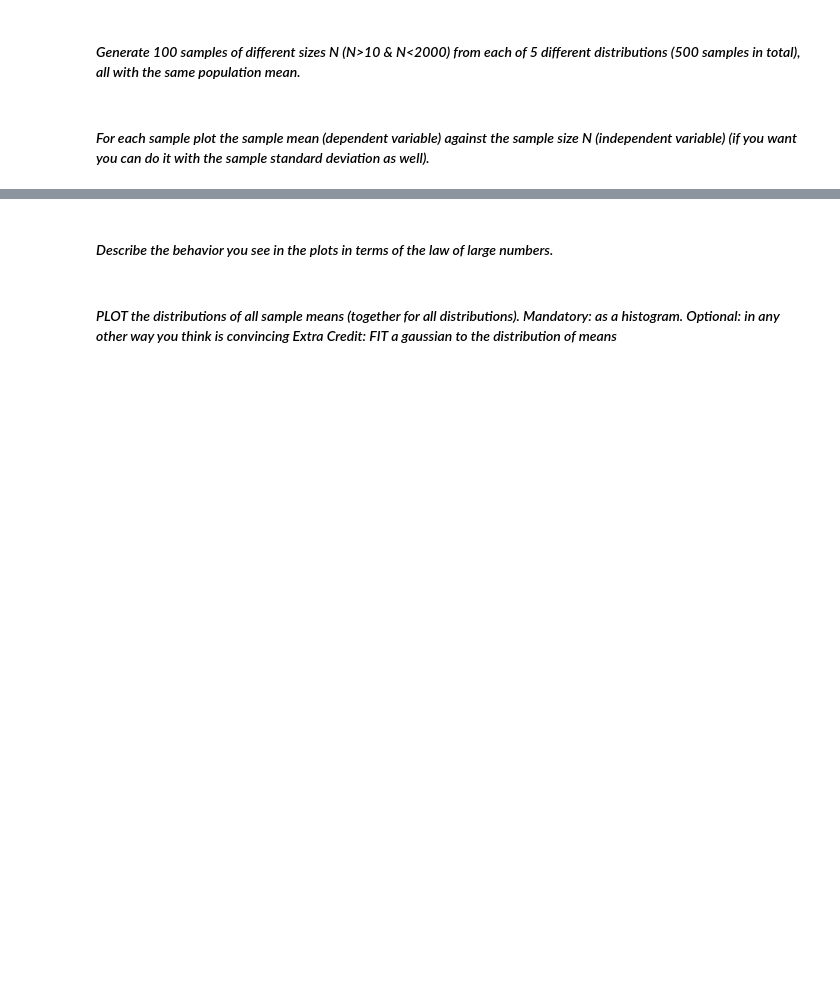
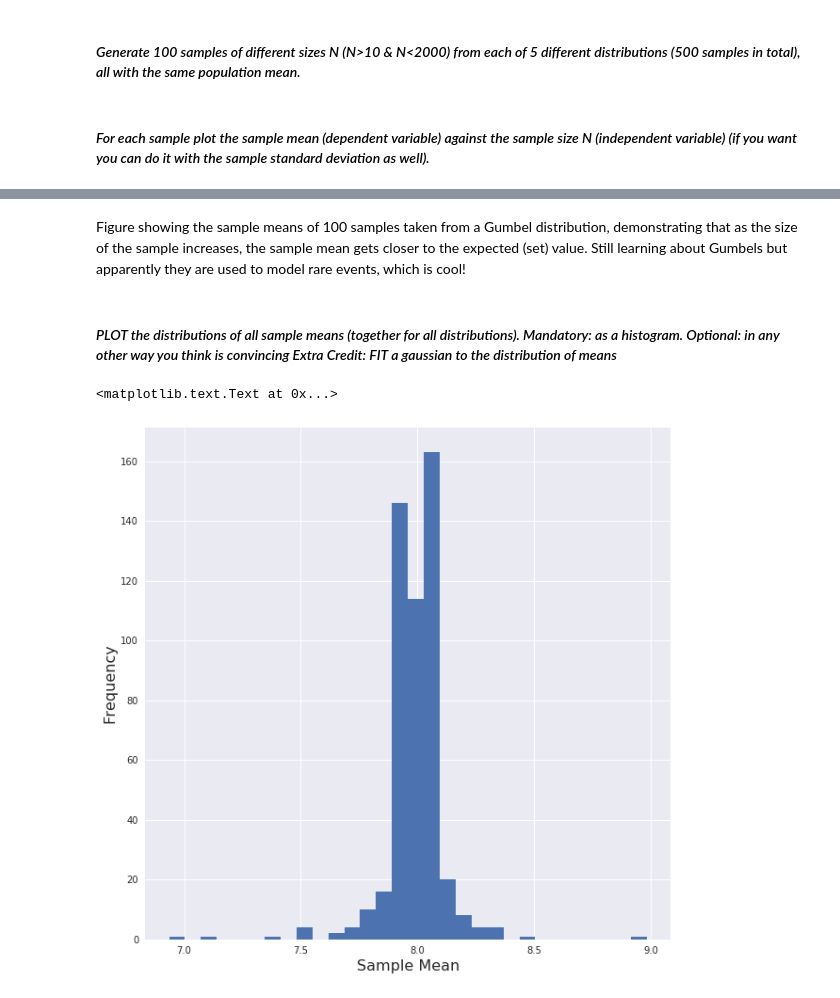
Before and after one commit to tharma3/PUI2018_mrn291, a Jupyter notebook: HW4_mrn291/Assignment_1.ipynb, the cells around one changed output, grey strips where cells are left out. Saved outputs shown, nothing was run; the diff lists cells and outputs as text; code cells hidden in the pictures; blank space fills up the shorter version.

```diff
--- a/HW4_mrn291/Assignment_1.ipynb
+++ b/HW4_mrn291/Assignment_1.ipynb
@@ -122,4 +133,24 @@ for key in all_distributions['gumbel']['means']:
-# %% [markdown]
-#### *Describe the behavior you see in the plots in terms of the law of large numbers.*
+# %% [markdown]
+Figure showing the sample means of 100 samples taken from a
+Gumbel distribution, demonstrating that as the size of the sample increases, the sample mean gets closer to the expected (set) value. Still learning about Gumbels but apparently they are used to model rare events, which is cool!
 # %% [markdown]
 #### *PLOT the distributions of all sample means (together for all distributions). Mandatory: as a histogram. Optional: in any other way you think is convincing Extra Credit: FIT a gaussian to the distribution of means*
+# %%
+mean_lists = []
+
+for distribution in distributions:
+    mean_lists.append(list(all_distributions[distribution]['means'].values()))
+
+all_means = []
+
+for mean_list in mean_lists:
+    for mean in mean_list:
+        all_means.append(mean)
+# %%
+pl.figure(figsize=(10,10))
+pl.hist(all_means, bins=30)
+pl.xlabel('Sample Mean', fontsize = 16)
+pl.ylabel('Frequency', fontsize = 16)
+# %% [output]
+<matplotlib.text.Text at 0x...>
+[figure, added]
```
Also changed, not shown: parts of 12 cells of this notebook.
